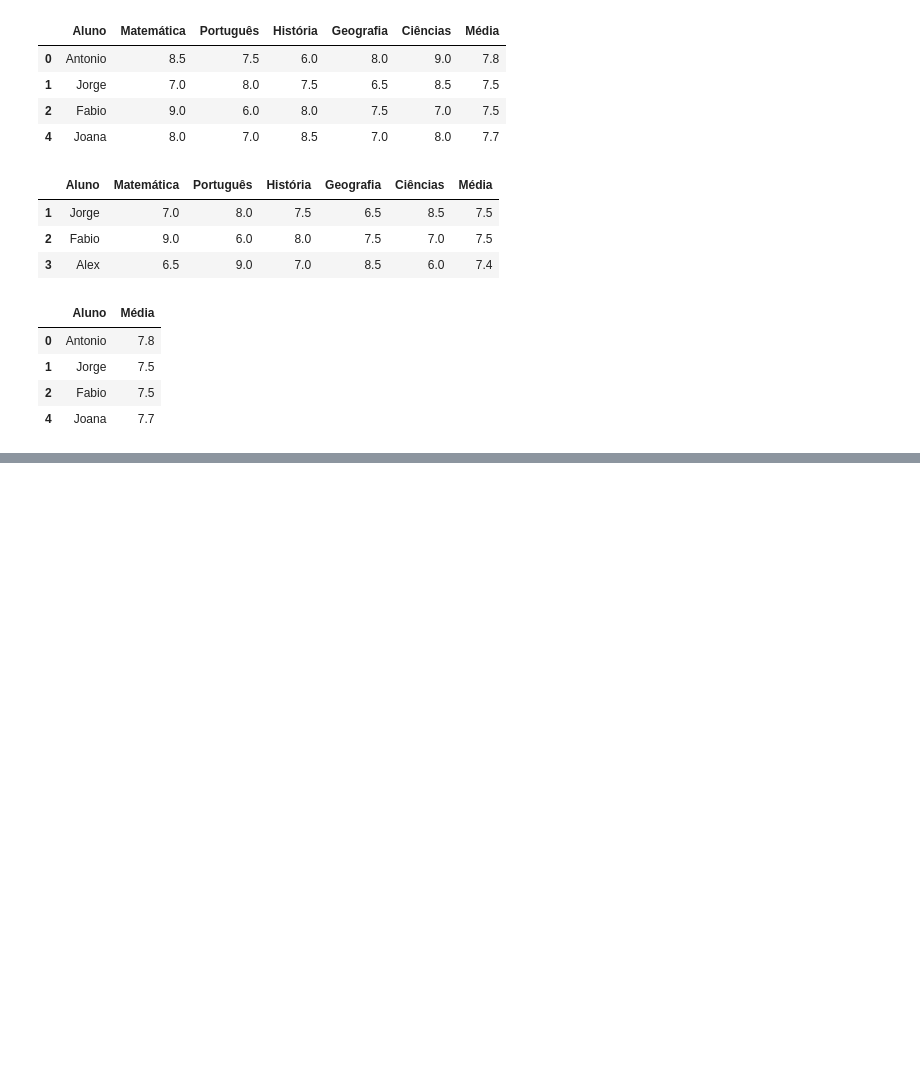
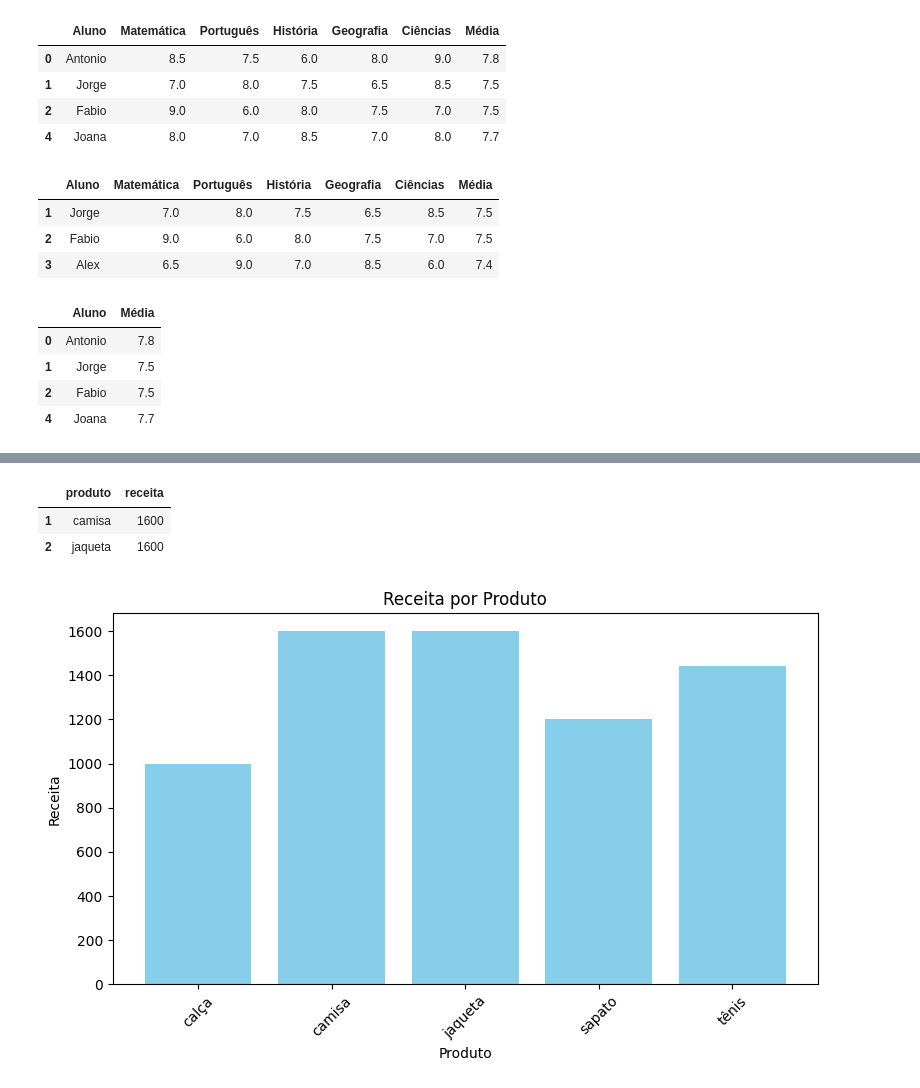
Before and after one commit to antoniofantoni/curso_python_udemy_2025, a Jupyter notebook: pandas/estrutura_de_dados/dataframe/dataframe.ipynb, the cells around one changed output, grey strips where cells are left out. Drawn from its saved outputs; the diff is of its cells as text; code cells hidden in the pictures; blank space fills up the shorter version.

```diff
--- a/pandas/estrutura_de_dados/dataframe/dataframe.ipynb
+++ b/pandas/estrutura_de_dados/dataframe/dataframe.ipynb
@@ -66,3 +66,12 @@ aprovados[['Aluno','Média']]
 | 1 | Jorge | 7.5 |
 | 2 | Fabio | 7.5 |
 | 4 | Joana | 7.7 |
+# %%
+dados_vendas = { # type: ignore
+'produto': ['calça', 'camisa', 'sapato', 'tênis', 'jaqueta', 'camisa', 'tênis'],
+'preço': [100, 50, 80, 120, 200, 50, 120],
+'quantidade': [10, 20, 15, 5, 8, 12, 7],
+'mês': ['Janeiro', 'Janeiro', 'Janeiro', 'Janeiro', 'Janeiro', 'Fevereiro', 'Março']
+}
+df_dados_vendas = pd.DataFrame(dados_vendas)
+df_dados_vendas
@@ -68,0 +87,3 @@ aprovados[['Aluno','Média']]
+# %%
+df_dados_vendas['receita'] = df_dados_vendas['preço'] * df_dados_vendas['quantidade']
+df_dados_vendas
@@ -68,0 +99,4 @@ aprovados[['Aluno','Média']]
+# %%
+# sumarizando(agrupando) as vendas por produto
+resumo_vendas = df_dados_vendas.groupby('produto')['receita'].sum().reset_index()
+resumo_vendas
@@ -68,0 +110,22 @@ aprovados[['Aluno','Média']]
+# %%
+#filtrando produtos com receita maior que 1000
+produtos_acima_1000 = resumo_vendas[resumo_vendas['receita'] > 1500]
+produtos_acima_1000
+# %% [output]
+|  | produto | receita |
+| 1 | camisa | 1600 |
+| 2 | jaqueta | 1600 |
+# %%
+# Plotando os dados
+import matplotlib.pyplot as plt
+plt.figure(figsize=(8, 5))
+plt.bar(resumo_vendas['produto'], resumo_vendas['receita'], color='skyblue')
+plt.title('Receita por Produto')
+plt.xlabel('Produto')
+plt.ylabel('Receita')
+plt.xticks(rotation=45)
+plt.tight_layout()
+
+# crie codigo abaixo para aparecer rotulo
+# %% [output]
+[figure, added]
```
Also changed, not shown: parts of 4 cells of this notebook, 3 other files.
